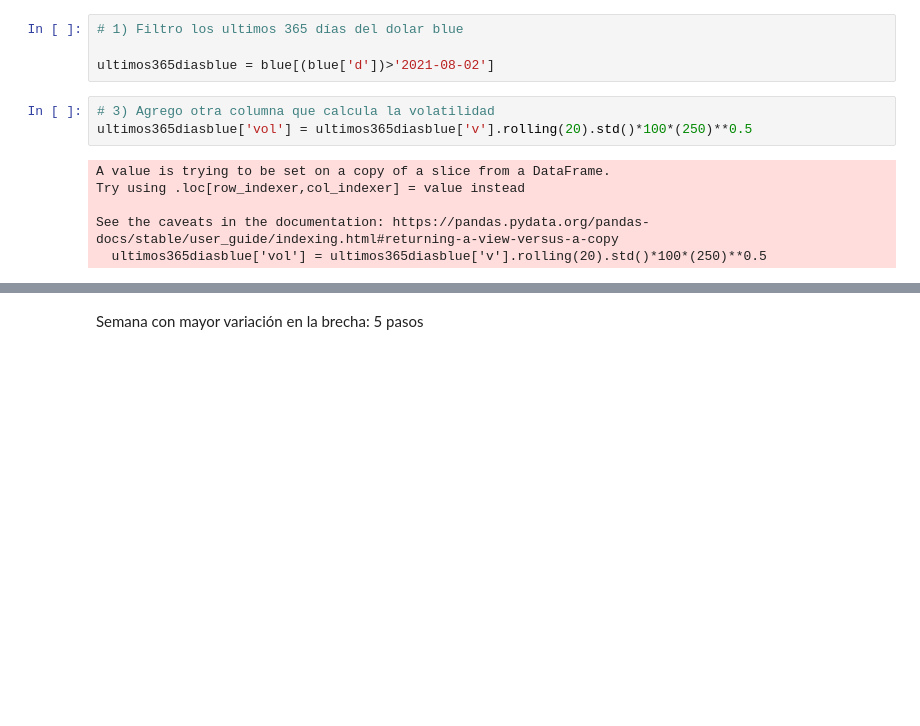
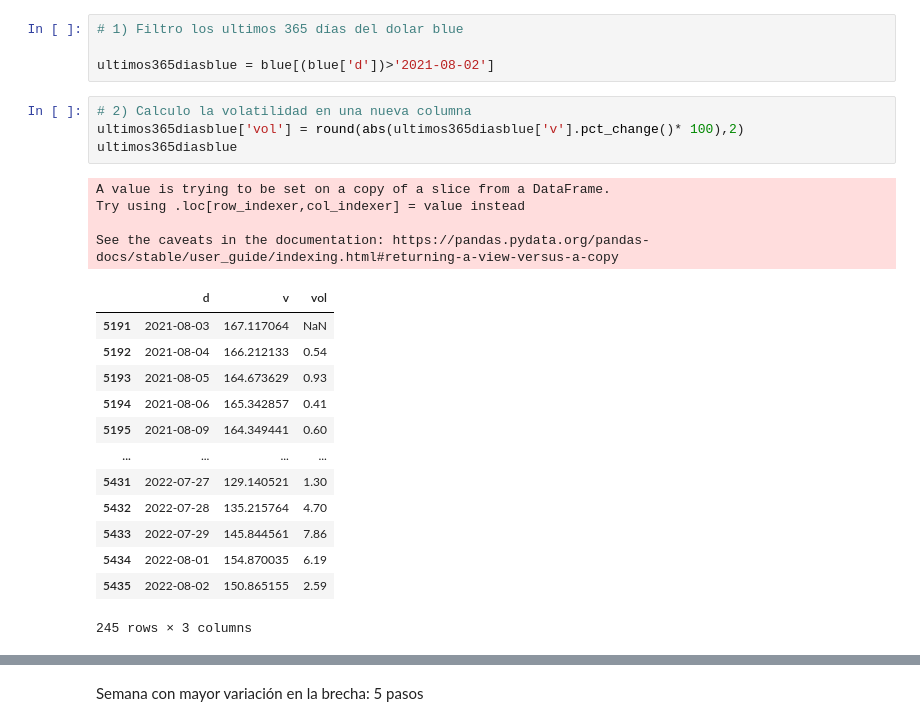
Before and after one commit to alimusac/TP2-Musacchio, a Jupyter notebook: TP1.ipynb, the cells around one changed output, grey strips where cells are left out. Saved outputs shown, nothing was run; the diff lists cells and outputs as text; blank space fills up the shorter version.

```diff
--- a/TP1.ipynb
+++ b/TP1.ipynb
@@ -164,15 +157,28 @@ Top 5 días con mayor volatilidad: 3 pasos
 # 1) Filtro los ultimos 365 días del dolar blue
 
 ultimos365diasblue = blue[(blue['d'])>'2021-08-02']
-# %%
-# 3) Agrego otra columna que calcula la volatilidad
-ultimos365diasblue['vol'] = ultimos365diasblue['v'].rolling(20).std()*100*(250)**0.5
-# %% [output]
-A value is trying to be set on a copy of a slice from a DataFrame.
-Try using .loc[row_indexer,col_indexer] = value instead
-
-See the caveats in the documentation: https://pandas.pydata.org/pandas-docs/stable/user_guide/indexing.html#returning-a-view-versus-a-copy
-  ultimos365diasblue['vol'] = ultimos365diasblue['v'].rolling(20).std()*100*(250)**0.5
+# %%
+# 2) Calculo la volatilidad en una nueva columna
+ultimos365diasblue['vol'] = round(abs(ultimos365diasblue['v'].pct_change()* 100),2)
+ultimos365diasblue
+# %% [output]
+A value is trying to be set on a copy of a slice from a DataFrame.
+Try using .loc[row_indexer,col_indexer] = value instead
+
+See the caveats in the documentation: https://pandas.pydata.org/pandas-docs/stable/user_guide/indexing.html#returning-a-view-versus-a-copy
+|  | d | v | vol |
+| 5191 | 2021-08-03 | 167.117064 | NaN |
+| 5192 | 2021-08-04 | 166.212133 | 0.54 |
+| 5193 | 2021-08-05 | 164.673629 | 0.93 |
+| 5194 | 2021-08-06 | 165.342857 | 0.41 |
+| 5195 | 2021-08-09 | 164.349441 | 0.60 |
+| ... | ... | ... | ... |
+| 5431 | 2022-07-27 | 129.140521 | 1.30 |
+| 5432 | 2022-07-28 | 135.215764 | 4.70 |
+| 5433 | 2022-07-29 | 145.844561 | 7.86 |
+| 5434 | 2022-08-01 | 154.870035 | 6.19 |
+| 5435 | 2022-08-02 | 150.865155 | 2.59 |
+245 rows × 3 columns
 # %%
 # 3) Ordeno los cinco días de mayor volatilidad
 ultimos365diasblue.sort_values(by= 'vol', ascending= False).head(5)
```
Also changed, not shown: parts of 6 cells of this notebook, 1 other file.
